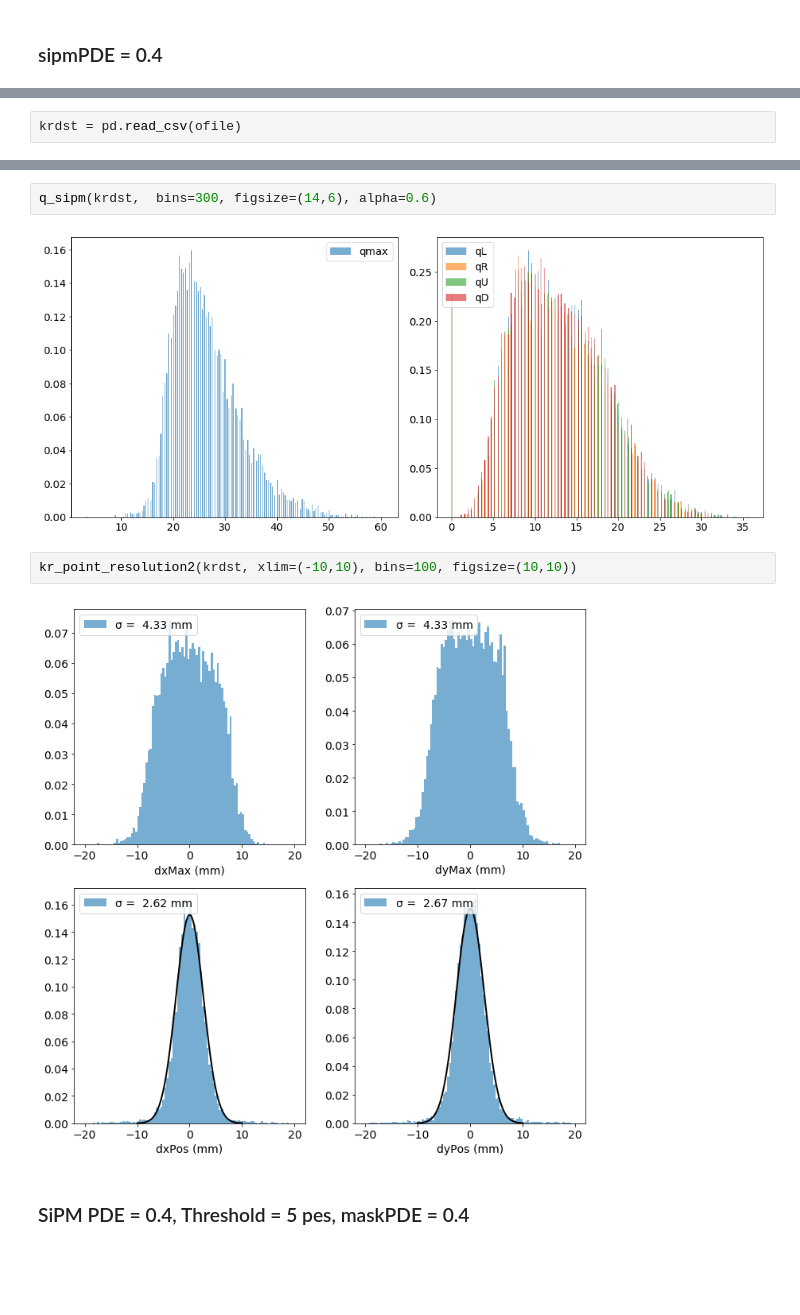
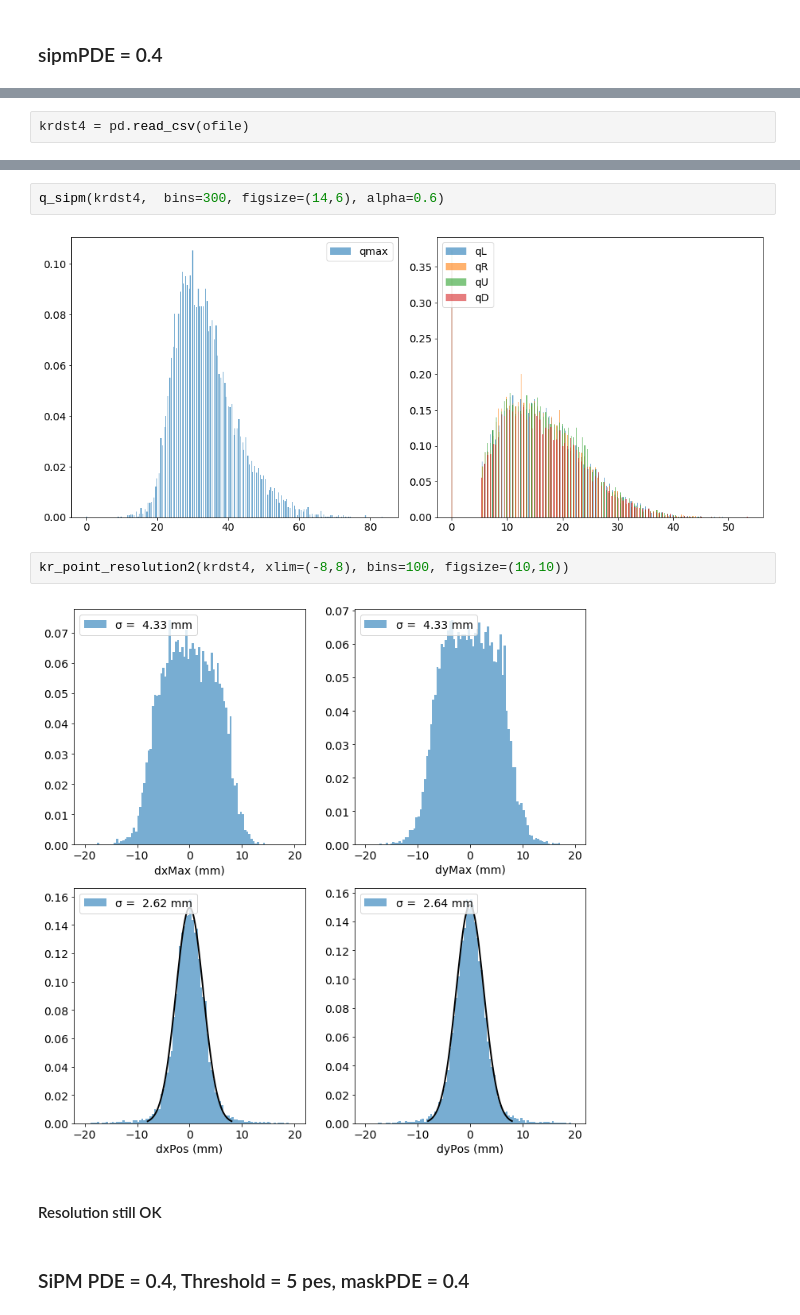
Before and after one commit to jjgomezcadenas/NextFlex, a Jupyter notebook: NB/kr_dst_pmts.ipynb, the cells around one changed output, grey strips where cells are left out. Cells and saved outputs as stored; diff of their text form; blank space fills up the shorter version.

```diff
--- a/NB/kr_dst_pmts.ipynb
+++ b/NB/kr_dst_pmts.ipynb
@@ -262,2 +316,2 @@ print(f" dst name = {ofile}")
 # %%
-krdst = pd.read_csv(ofile)
+krdst4 = pd.read_csv(ofile)
@@ -292,11 +318,13 @@ histos_df(krdst,
 # %%
-q_sipm(krdst,  bins=300, figsize=(14,6), alpha=0.6)
+q_sipm(krdst4,  bins=300, figsize=(14,6), alpha=0.6)
 # %% [output]
-[figure, old version]
+[figure, new version]
 # %%
-kr_point_resolution2(krdst, xlim=(-10,10), bins=100, figsize=(10,10))
+kr_point_resolution2(krdst4, xlim=(-8,8), bins=100, figsize=(10,10))
 # %% [output]
-[figure, old version]
+[figure, new version]
+# %% [markdown]
+#### Resolution still OK
 # %% [markdown]
 ### SiPM PDE = 0.4, Threshold = 5 pes, maskPDE = 0.4
 # %%
```
Also changed, not shown: parts of 120 cells of this notebook, 6 other files.
